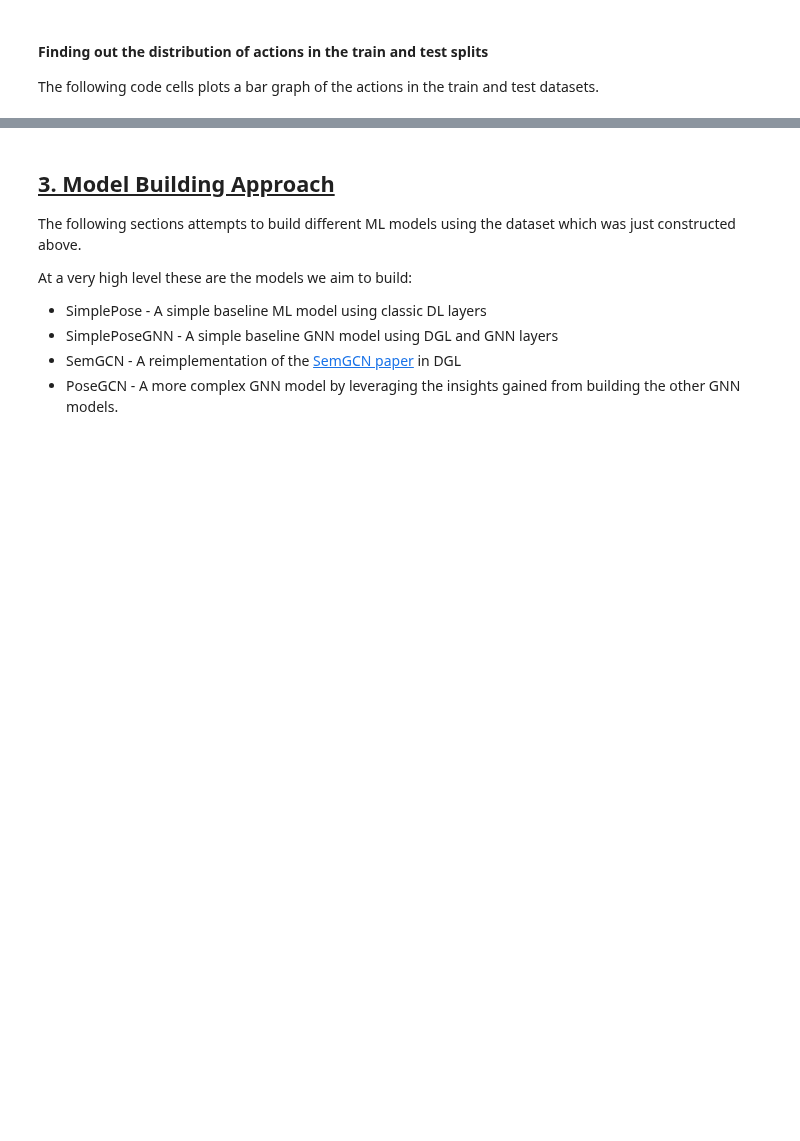
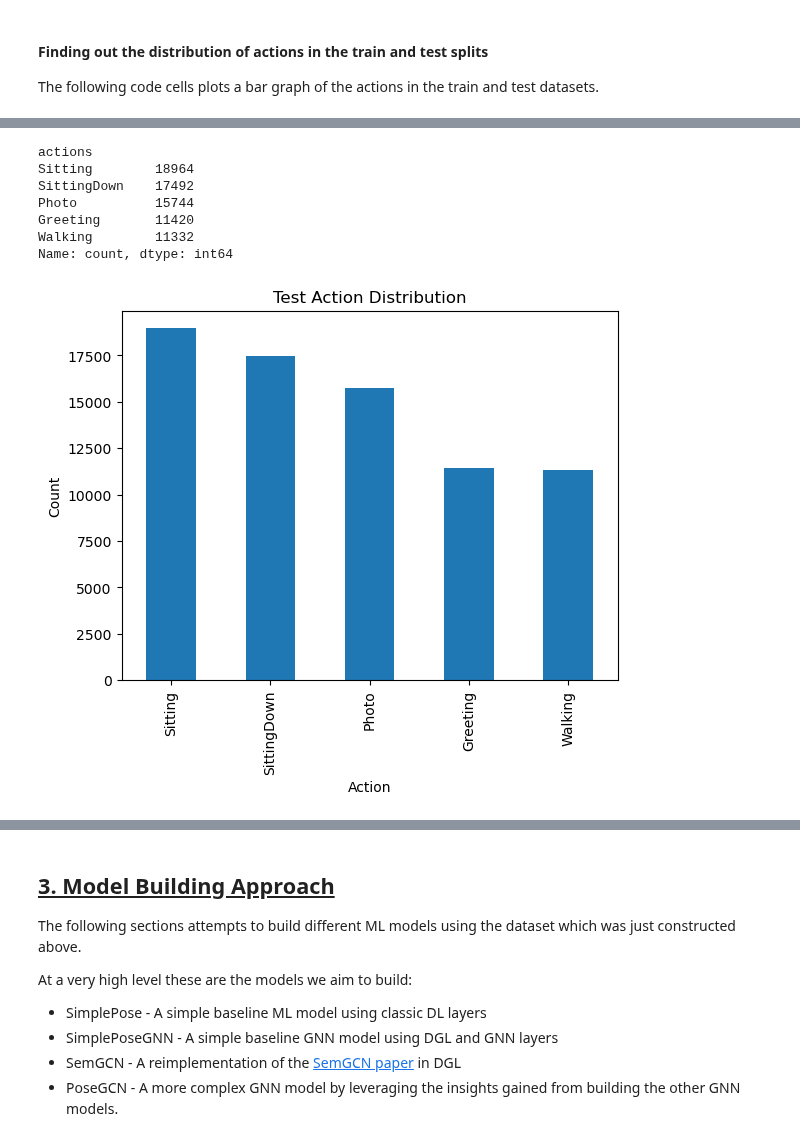
Before and after one commit to ParasharaRamesh/Poseidon, a Jupyter notebook: poseidon.ipynb, the cells around one changed output, grey strips where cells are left out. Saved outputs shown, nothing was run; the diff lists cells and outputs as text; code cells hidden in the pictures; blank space fills up the shorter version.

```diff
--- a/poseidon.ipynb
+++ b/poseidon.ipynb
@@ -283,3 +331,12 @@ w = nn.Parameter(torch.Tensor(size=(2,5,5)))
 # %%
 test_actions = np.load("datasets/h36m/Processed/test_actions.npy")
-show_action_stats(train_actions, "Test")
+show_action_stats(test_actions, "Test")
+# %% [output]
+actions
+Sitting        18964
+SittingDown    17492
+Photo          15744
+Greeting       11420
+Walking        11332
+Name: count, dtype: int64
+[figure, added]
```
Also changed, not shown: parts of 27 cells of this notebook, 18 other files.
